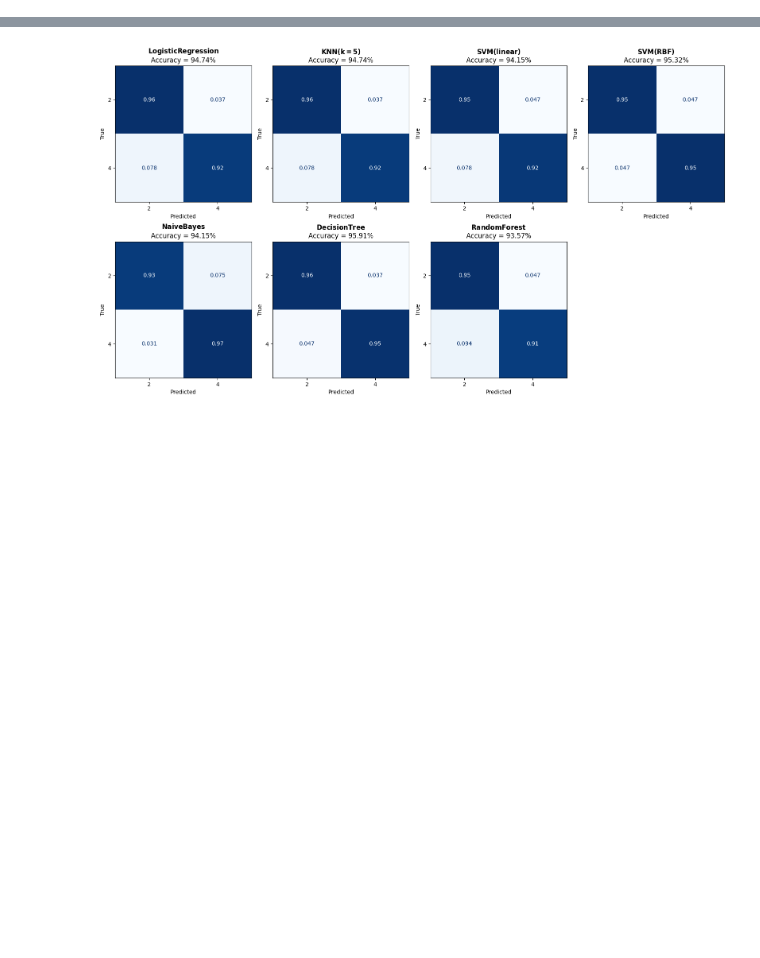
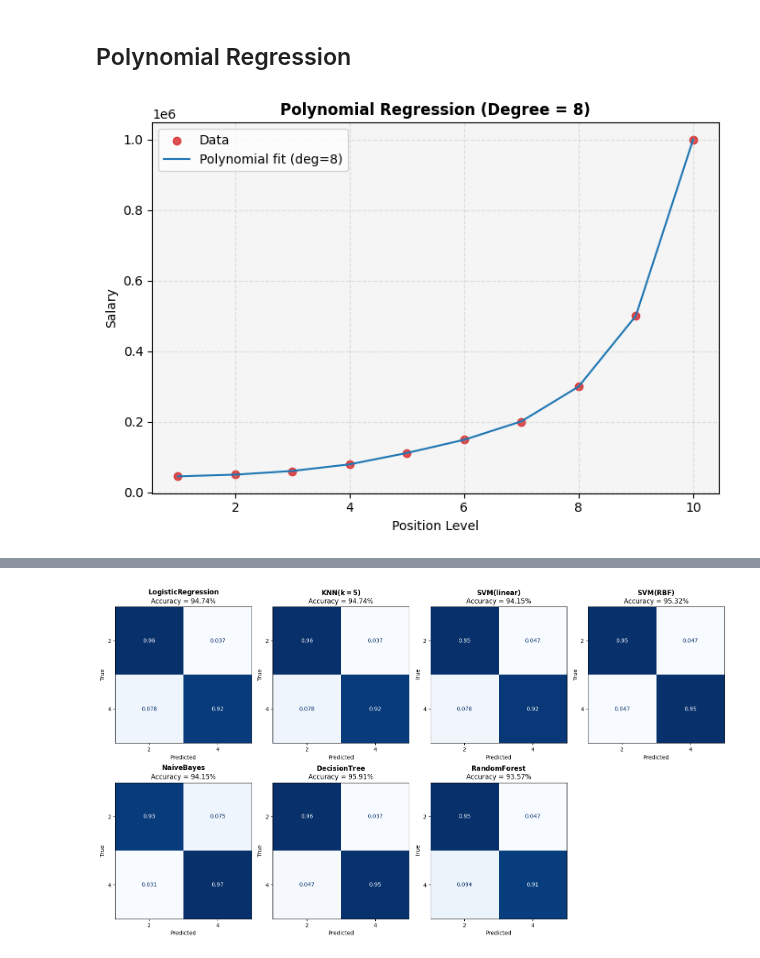
Before and after one commit to lilienthal-ls/my-go-to-templates, a Jupyter notebook: machine_learning/quick_scripts_notebook.ipynb, the cells around one changed output, grey strips where cells are left out. Drawn from its saved outputs; the diff is of its cells as text; code cells hidden in the pictures; blank space fills up the shorter version.

```diff
--- a/machine_learning/quick_scripts_notebook.ipynb
+++ b/machine_learning/quick_scripts_notebook.ipynb
@@ -0,0 +251,50 @@
+# %% [markdown]
+## Polynomial Regression
+# %%
+import numpy as np
+import matplotlib.pyplot as plt
+import pandas as pd
+
+from sklearn.preprocessing import PolynomialFeatures
+from sklearn.linear_model import LinearRegression
+
+# -------------------
+# Load data
+# -------------------
+df = pd.read_csv("test_datasets/Polynomial_Regression_Data.csv")
+X = df.iloc[:, 1:-1].values
+y = df.iloc[:, -1].values
+
+# -------------------
+# Train polynomial model on whole data
+# -------------------
+poly_reg = PolynomialFeatures(degree=8)
+X_poly = poly_reg.fit_transform(X)
+
+regressor = LinearRegression()
+regressor.fit(X_poly, y)
+
+# -------------------
+# Prediction
+# -------------------
+y_pred = regressor.predict(poly_reg.transform(X))
+
+# -------------------
+# Plot
+# -------------------
+plt.figure(figsize=(7, 5))
+plt.scatter(X, y, color="tab:red", alpha=0.8, label="Data")
+plt.plot(X, y_pred, color="tab:blue", linewidth=1.5, label="Polynomial fit (deg=8)")
+
+plt.title("Polynomial Regression (Degree = 8)", fontweight="bold")
+plt.xlabel("Position Level")
+plt.ylabel("Salary")
+
+plt.gca().set_facecolor("whitesmoke")
+plt.grid(True, linestyle="--", alpha=0.35)
+plt.legend()
+
+plt.tight_layout()
+plt.show()
+# %% [output]
+[figure, added]
```
Also changed, not shown: parts of 31 cells of this notebook, 6 other files.
